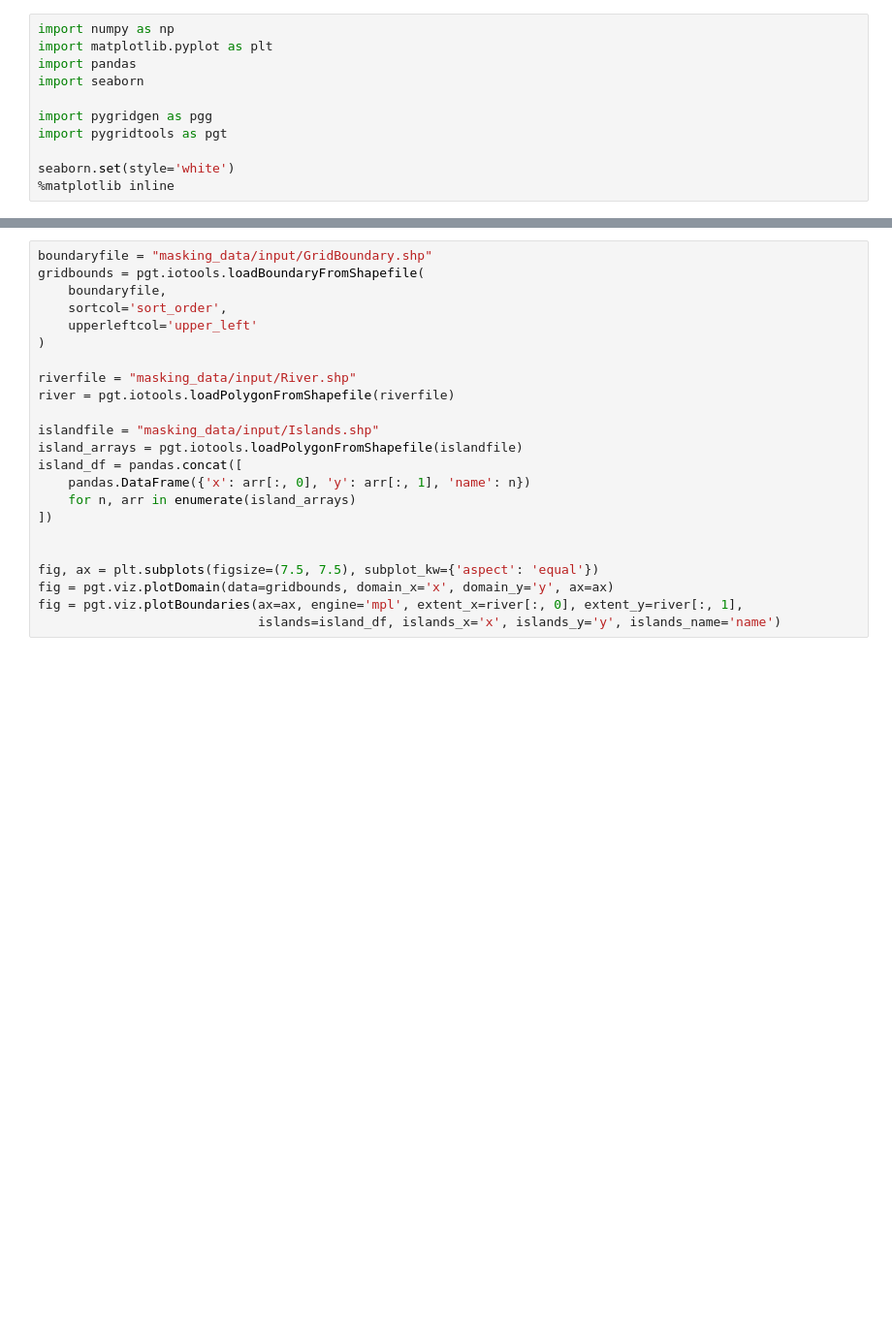
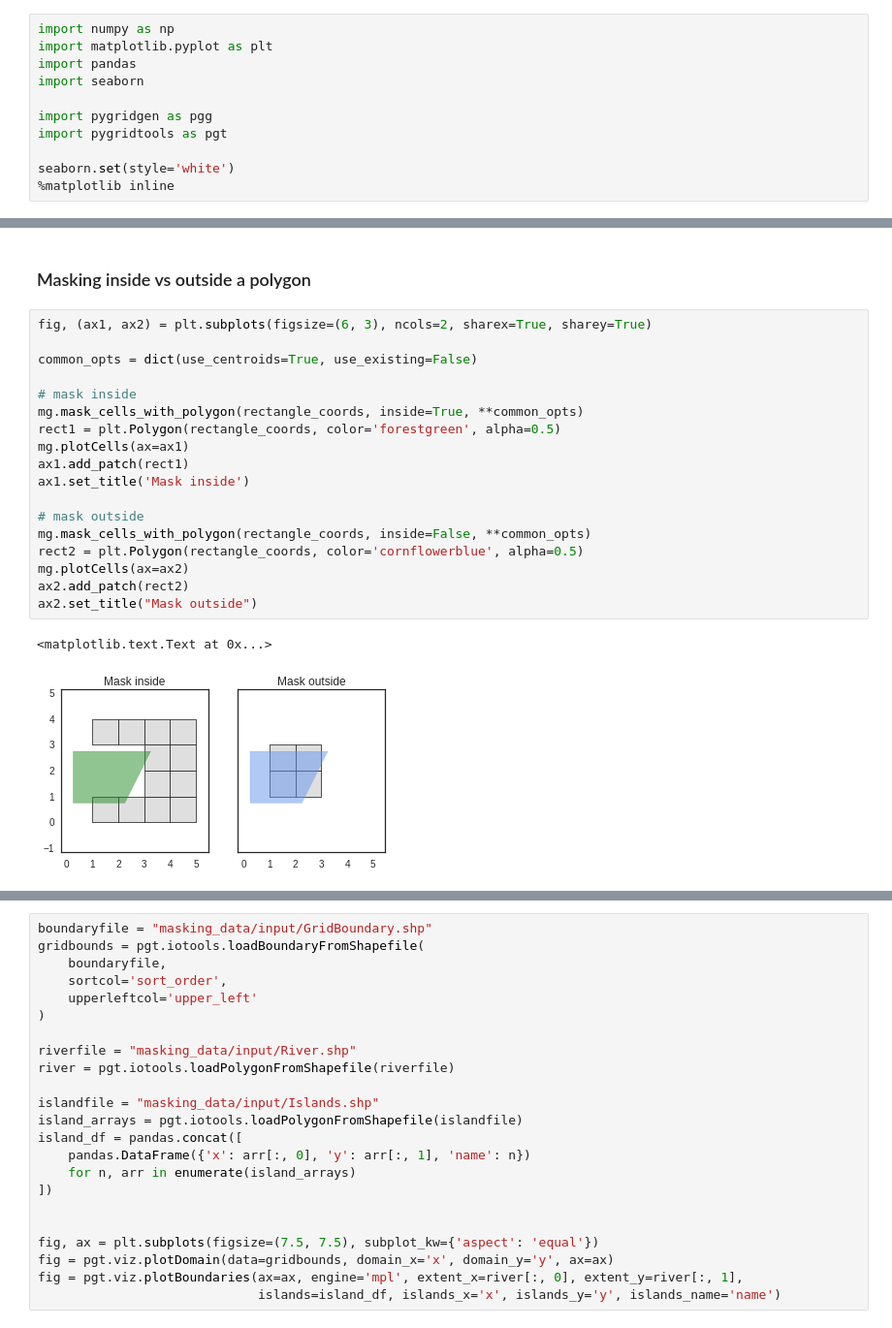
Before and after one commit to Geosyntec/pygridtools, a Jupyter notebook: examples/2 - Shapefiles and masking cells.ipynb, the cells around one changed output, grey strips where cells are left out. Shown: that part at 97% size. Drawn from its saved outputs; the diff is of its cells as text; blank space fills up the shorter version.

```diff
--- a/examples/2 - Shapefiles and masking cells.ipynb
+++ b/examples/2 - Shapefiles and masking cells.ipynb
@@ -20,0 +50,23 @@ seaborn.set(style='white')
+# %% [markdown]
+### Masking inside vs outside a polygon
+# %%
+fig, (ax1, ax2) = plt.subplots(figsize=(6, 3), ncols=2, sharex=True, sharey=True)
+
+common_opts = dict(use_centroids=True, use_existing=False)
+
+# mask inside
+mg.mask_cells_with_polygon(rectangle_coords, inside=True, **common_opts)
+rect1 = plt.Polygon(rectangle_coords, color='forestgreen', alpha=0.5)
+mg.plotCells(ax=ax1)
+ax1.add_patch(rect1)
+ax1.set_title('Mask inside')
+
+# mask outside
+mg.mask_cells_with_polygon(rectangle_coords, inside=False, **common_opts)
+rect2 = plt.Polygon(rectangle_coords, color='cornflowerblue', alpha=0.5)
+mg.plotCells(ax=ax2)
+ax2.add_patch(rect2)
+ax2.set_title("Mask outside")
+# %% [output]
+<matplotlib.text.Text at 0x...>
+[figure, added]
```
Also changed, not shown: parts of 7 cells of this notebook, 1 other file.
